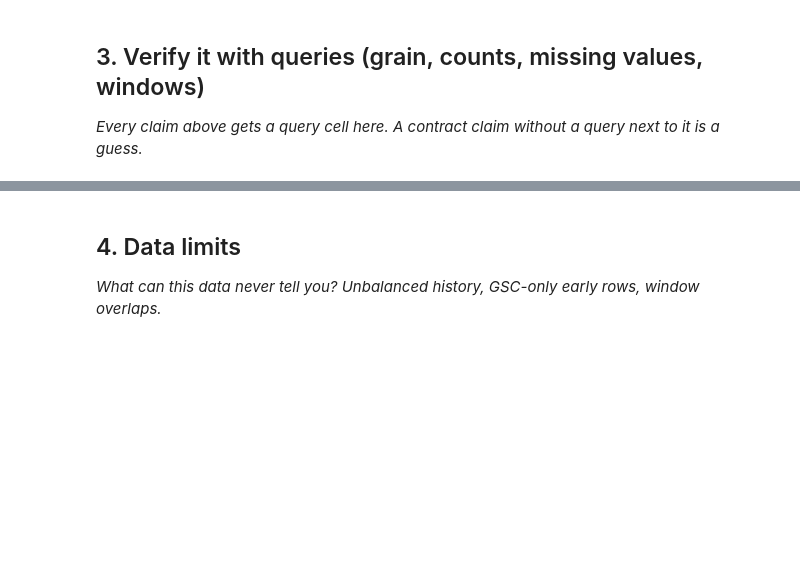
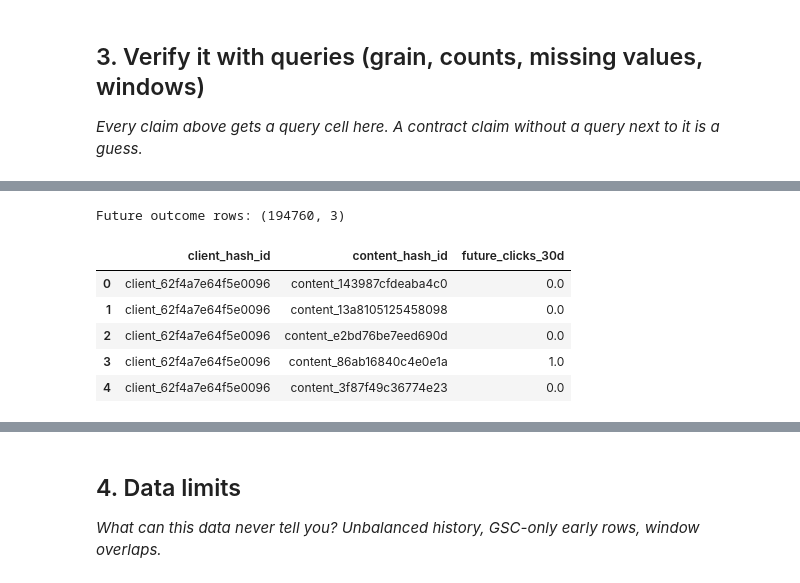
Before and after one commit to bytebymanas/fly-rank-ML, a Jupyter notebook: work/notebooks/w03_data_contract.ipynb, the cells around one changed output, grey strips where cells are left out. Drawn from its saved outputs; the diff is of its cells as text; code cells hidden in the pictures; blank space fills up the shorter version.

```diff
--- a/work/notebooks/w03_data_contract.ipynb
+++ b/work/notebooks/w03_data_contract.ipynb
@@ -29,0 +195,25 @@ This skeleton is yours to fill. Work the sections **in order** — each one has
+# %%
+april_rel = "read_parquet('hf://datasets/FlyRank/internship-warehouse/fact_content_daily_performance/month=2026-04/*.parquet')"
+
+q = f"""
+SELECT
+    client_hash_id,
+    content_hash_id,
+    SUM(gsc_clicks) AS future_clicks_30d
+FROM {april_rel}
+WHERE gsc_data_available IS TRUE
+GROUP BY client_hash_id, content_hash_id
+"""
+
+future = con.sql(q).df()
+
+print("Future outcome rows:", future.shape)
+future.head()
+# %% [output]
+Future outcome rows: (194760, 3)
+|  | client_hash_id | content_hash_id | future_clicks_30d |
+| 0 | client_62f4a7e64f5e0096 | content_143987cfdeaba4c0 | 0.0 |
+| 1 | client_62f4a7e64f5e0096 | content_13a8105125458098 | 0.0 |
+| 2 | client_62f4a7e64f5e0096 | content_e2bd76be7eed690d | 0.0 |
+| 3 | client_62f4a7e64f5e0096 | content_86ab16840c4e0e1a | 1.0 |
+| 4 | client_62f4a7e64f5e0096 | content_3f87f49c36774e23 | 0.0 |
```
Also changed, not shown: parts of 21 cells of this notebook.
